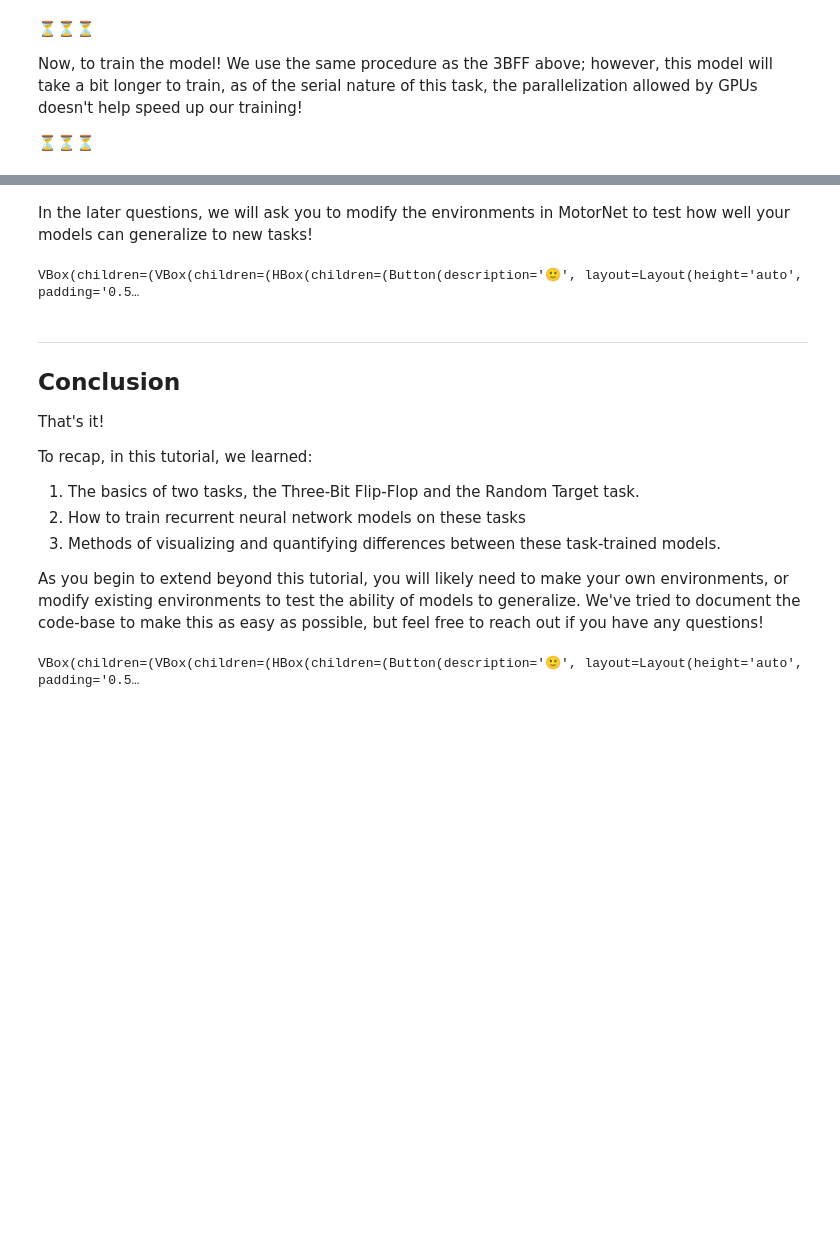
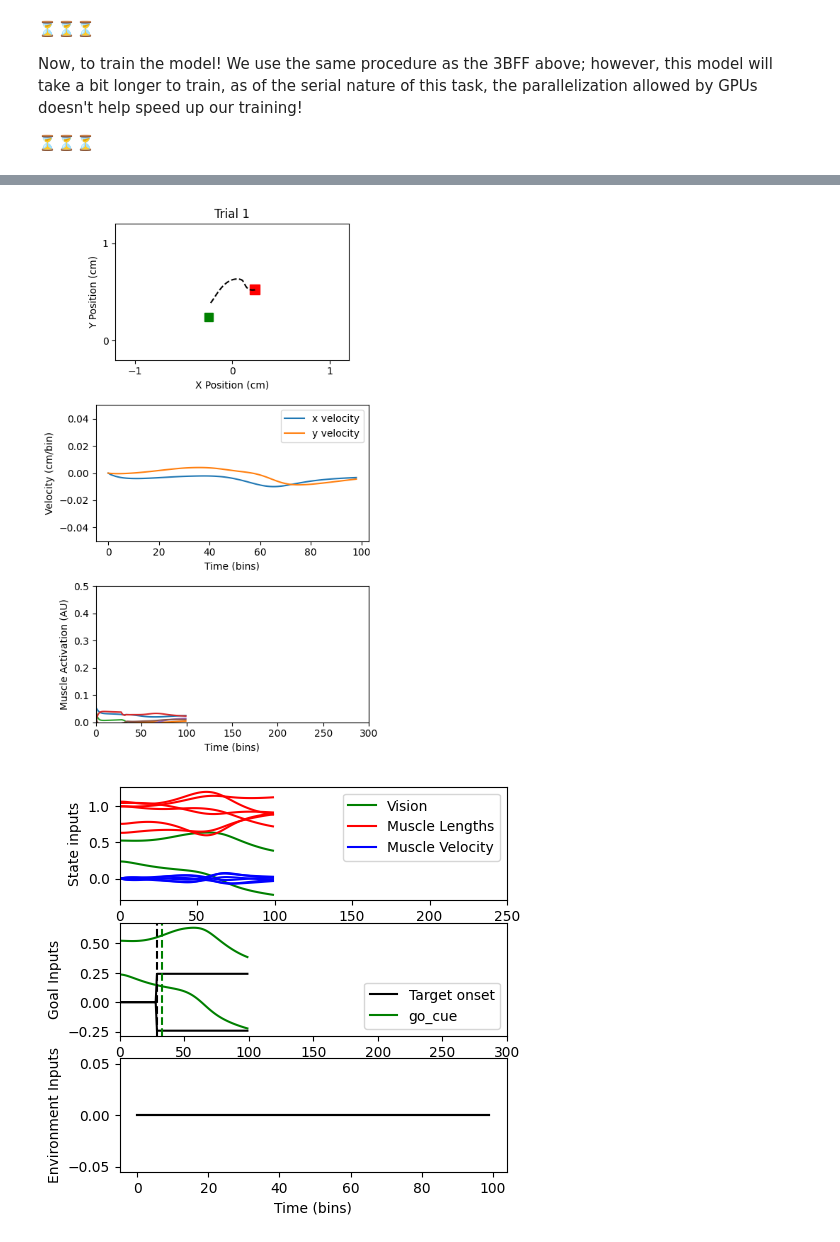
Before and after one commit to MethylC/NeuroAi-Project, a Jupyter notebook: NeuroAi_Project.ipynb, the cells around one changed output, grey strips where cells are left out. Saved outputs shown, nothing was run; the diff lists cells and outputs as text; code cells hidden in the pictures; blank space fills up the shorter version.

```diff
--- a/NeuroAi_Project.ipynb
+++ b/NeuroAi_Project.ipynb
@@ -732,0 +645,20 @@ VBox(children=(VBox(children=(HBox(children=(Button(description='🙂', layout=L
+# %%
+# set the random seed for reproducibility
+import random
+import dotenv
+import pathlib
+import os
+import logging
+
+# comment the next three lines if you want to see all training logs
+pl_loggers = [logging.getLogger(name) for name in logging.root.manager.loggerDict if 'pytorch_lightning' in name]
+for pl_log in pl_loggers:
+    logging.getLogger(pl_log.name).setLevel(logging.WARNING)
+
+random.seed(2024)
+
+dotenv.load_dotenv(override=True)
+HOME_DIR = os.getenv("HOME_DIR")
+if HOME_DIR is None:
+    HOME_DIR = ""
+print(HOME_DIR)
@@ -831,24 +759,0 @@ Visualizing the latent dynamics of models trained on MotorNet tasks, we can see
-# %% [markdown]
-In the later questions, we will ask you to modify the environments in MotorNet to test how well your models can generalize to new tasks!
-# %%
-# @title Submit your feedback
-content_review(f"{feedback_prefix}_introducing_the_random_target_task")
-# %% [output]
-VBox(children=(VBox(children=(HBox(children=(Button(description='🙂', layout=Layout(height='auto', padding='0.5…
-# %% [markdown]
----
-## Conclusion
-
-That's it!
-
-To recap, in this tutorial, we learned:
-1. The basics of two tasks, the Three-Bit Flip-Flop and the Random Target task.
-2. How to train recurrent neural network models on these tasks
-3. Methods of visualizing and quantifying differences between these task-trained models.
-
-As you begin to extend beyond this tutorial, you will likely need to make your own environments, or modify existing environments to test the ability of models to generalize. We've tried to document the code-base to make this as easy as possible, but feel free to reach out if you have any questions!
-# %%
-# @title Submit your feedback
-content_review(f"{feedback_prefix}_conclusion")
-# %% [output]
-VBox(children=(VBox(children=(HBox(children=(Button(description='🙂', layout=Layout(height='auto', padding='0.5…
@@ -854,0 +771,15 @@ VBox(children=(VBox(children=(HBox(children=(Button(description='🙂', layout=L
+# %%
+from ctd.comparison.analysis.tt.tasks.tt_RandomTarget import TT_RandomTarget
+from ctd.comparison.analysis.tt.tt import Analysis_TT
+
+fpath_RT_GRU_128 = HOME_DIR + "models_RT_GRU_128/"
+# Create the analysis object:
+analysis_RT_GRU_128 = TT_RandomTarget(
+    run_name = "RT_GRU_128",
+    filepath = fpath_RT_GRU_128)
+
+analysis_RT_GRU_128.plot_trial(1)
+analysis_RT_GRU_128.plot_trial(2)
+# %% [output]
+[figure, added]
+[figure, added]
```
Also changed, not shown: parts of 48 cells of this notebook.
